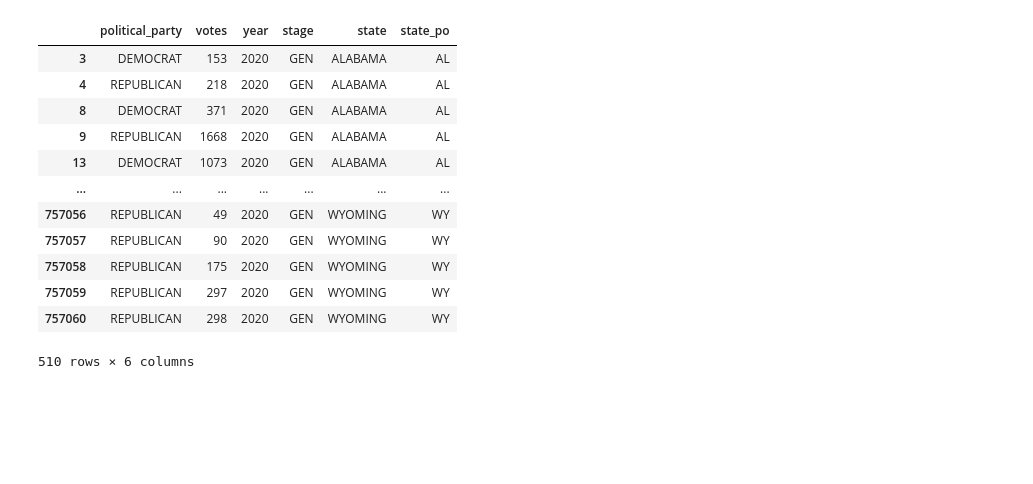
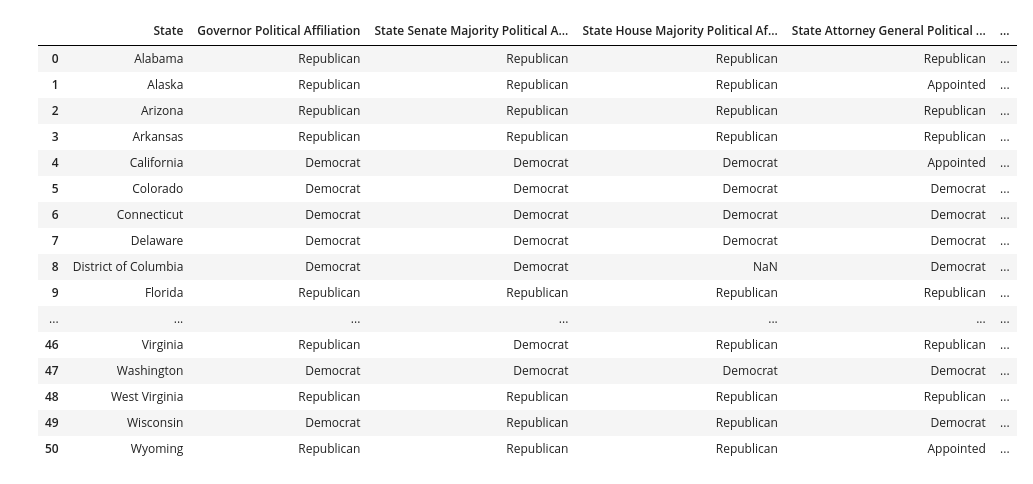
Before and after one commit to bfraser4/Project-3-Gun-Incidents, a Jupyter notebook: Resources/election_data.ipynb, the cells around one changed output. Saved outputs shown, nothing was run; the diff lists cells and outputs as text; code cells hidden in the pictures; blank space fills up the shorter version.

```diff
--- a/Resources/election_data.ipynb
+++ b/Resources/election_data.ipynb
@@ -26,2 +20,3 @@ df.head()
 # %%
-df.rename(columns={'party_simplified':'political_party'}, inplace=True)
+df.rename(columns={'Location':'State'}, inplace=True)
+df.head()
@@ -69,17 +30,22 @@ data_df
-# %%
-votes_total_group = data_df.groupby(["political_party", "state"])
-votes_total_group.head()
-# %% [output]
-|  | political_party | votes | year | stage | state | state_po |
-| 3 | DEMOCRAT | 153 | 2020 | GEN | ALABAMA | AL |
-| 4 | REPUBLICAN | 218 | 2020 | GEN | ALABAMA | AL |
-| 8 | DEMOCRAT | 371 | 2020 | GEN | ALABAMA | AL |
-| 9 | REPUBLICAN | 1668 | 2020 | GEN | ALABAMA | AL |
-| 13 | DEMOCRAT | 1073 | 2020 | GEN | ALABAMA | AL |
-| ... | ... | ... | ... | ... | ... | ... |
-| 757056 | REPUBLICAN | 49 | 2020 | GEN | WYOMING | WY |
-| 757057 | REPUBLICAN | 90 | 2020 | GEN | WYOMING | WY |
-| 757058 | REPUBLICAN | 175 | 2020 | GEN | WYOMING | WY |
-| 757059 | REPUBLICAN | 297 | 2020 | GEN | WYOMING | WY |
-| 757060 | REPUBLICAN | 298 | 2020 | GEN | WYOMING | WY |
-510 rows × 6 columns
+# %%
+df.drop(['Footnotes'], axis = 1, inplace = True)
+# %%
+df.head(100)
+# %% [output]
+|  | State | Governor Political Affiliation | State Senate Majority Political A... | State House Majority Political Af... | State Attorney General Political ... | ... |
+| 0 | Alabama | Republican | Republican | Republican | Republican | ... |
+| 1 | Alaska | Republican | Republican | Republican | Appointed | ... |
+| 2 | Arizona | Republican | Republican | Republican | Republican | ... |
+| 3 | Arkansas | Republican | Republican | Republican | Republican | ... |
+| 4 | California | Democrat | Democrat | Democrat | Appointed | ... |
+| 5 | Colorado | Democrat | Democrat | Democrat | Democrat | ... |
+| 6 | Connecticut | Democrat | Democrat | Democrat | Democrat | ... |
+| 7 | Delaware | Democrat | Democrat | Democrat | Democrat | ... |
+| 8 | District of Columbia | Democrat | Democrat | NaN | Democrat | ... |
+| 9 | Florida | Republican | Republican | Republican | Republican | ... |
+| ... | ... | ... | ... | ... | ... | ... |
+| 46 | Virginia | Republican | Democrat | Republican | Republican | ... |
+| 47 | Washington | Democrat | Democrat | Democrat | Democrat | ... |
+| 48 | West Virginia | Republican | Republican | Republican | Republican | ... |
+| 49 | Wisconsin | Democrat | Republican | Republican | Democrat | ... |
+| 50 | Wyoming | Republican | Republican | Republican | Appointed | ... |
```
Also changed, not shown: parts of 10 cells of this notebook, 6 other files.
